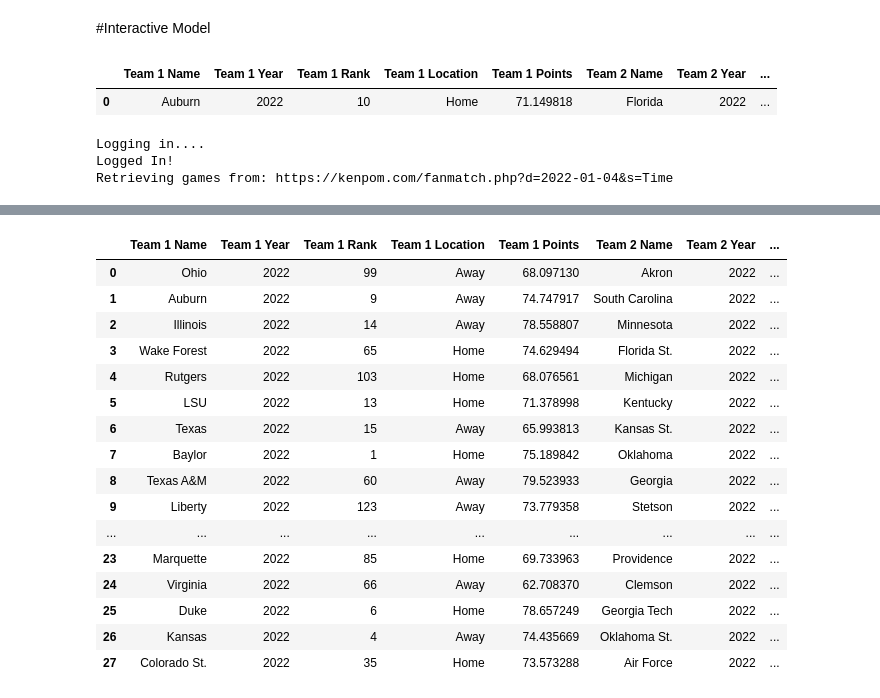
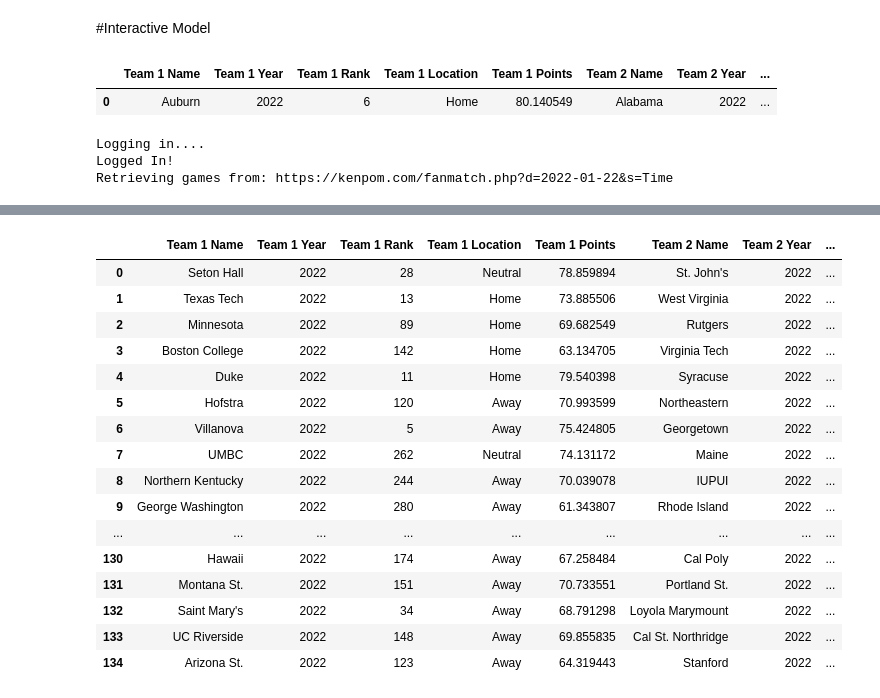
Before and after one commit to DerrianHarris/Sports-Bot, a Jupyter notebook: Sports_Bot.ipynb, the cells around one changed output, grey strips where cells are left out. Cells and saved outputs as stored; diff of their text form; code cells hidden in the pictures.

```diff
--- a/Sports_Bot.ipynb
+++ b/Sports_Bot.ipynb
@@ -479,7 +479,7 @@ def setPandasDisplayLimit(limit):
 # %%
 from numpy.lib.shape_base import column_stack
 #@title Data Gathering Parameters
-YEARS =  [2022,2021,2020,2019,2018,2017,2016,2015,2014]#@param {type: 'raw'}
+YEARS =  [2022]#@param {type: 'raw'}
 prev_games_to_avg = 5 #@param {type: 'integer'}
 SCRAPE_DATA = False #@param {type: 'boolean'}
 
@@ -826,7 +818,7 @@ _ = plt.ylabel('Count')
 # %%
 #@title Prediction Winner Accuracy
 import random
-num_predict =  5000#@param {type: "integer"}
+num_predict =  500#@param {type: "integer"}
 num_trials = 10 #@param {type: "integer"}
 
 num_correct = 0
@@ -891,13 +883,13 @@ Model Winner Accuracy: 71.92%
 #@markdown Team 1
 team_1_name = 'Auburn' #@param {type:"string"}
 team_1_year = 2022 #@param {type:"integer"}
-team_1_rank =  10#@param {type:"integer"}
+team_1_rank =  6#@param {type:"integer"}
 team_1_location = 'Home' #@param ["Home", "Away", "Neutral","Semi-Home","Semi-Away"]
 
 #@markdown Team 2
-team_2_name = 'Florida' #@param {type:"string"}
+team_2_name = 'Alabama' #@param {type:"string"}
 team_2_year = 2022 #@param {type:"integer"}
-team_2_rank =  35#@param {type:"integer"}
+team_2_rank =  4#@param {type:"integer"}
 team_2_location = 'Away' #@param ["Home", "Away", "Neutral","Semi-Home","Semi-Away"]
 
 def predictGame(teams):
@@ -958,7 +950,9 @@ def predictGame(teams):
 
 def predictGames(games):
   predictions = []
-  for teams in games:
+  for game in games:
+    teams = game['teams']
+
     team_1_name = teams[0]['name']
     team_1_year = teams[0]['year']
     team_1_rank = teams[0]['rank']
@@ -968,19 +962,30 @@ def predictGames(games):
     team_2_year = teams[1]['year']
     team_2_rank = teams[1]['rank']
     team_2_location = teams[1]['location']
-
-    predictions.append(predictGame(teams))
+    try:
+      predicted_data = predictGame(teams)
+      if 'kp' in game:
+        prediction_kp = game['kp']
+        predicted_data["Kenpom Winner"] = prediction_kp["winner"]
+        predicted_data["Kenpom Team 1 Score"] = prediction_kp["score"][0]
+        predicted_data["Kenpom Team 2 Score"] = prediction_kp["score"][1]
+        predicted_data["Kenpom Spread"] = prediction_kp["spread"]
+        predicted_data["Spread Bet"] = "Over" if prediction_kp["spread"] > predicted_data["Spread"] else "Under"
+      predictions.append(predicted_data)
+    except Exception  as e:
+      print(f"Cannot predict game for {team_1_name} vs {team_2_name} ERROR: {str(e)}")
+      continue
   return pd.DataFrame(predictions)
 
 
-df = predictGames([[{'name':team_1_name,'year':team_1_year,'rank':team_1_rank,'location':team_1_location},{'name':team_2_name,'year':team_2_year,'rank':team_2_rank,'location':team_2_location}]])
+df = predictGames([{'teams':[{'name':team_1_name,'year':team_1_year,'rank':team_1_rank,'location':team_1_location},{'name':team_2_name,'year':team_2_year,'rank':team_2_rank,'location':team_2_location}]}])
 display(df)
 # %% [output]
 |  | Team 1 Name | Team 1 Year | Team 1 Rank | Team 1 Location | Team 1 Points | Team 2 Name | Team 2 Year | ... |
-| 0 | Auburn | 2022 | 10 | Home | 71.149818 | Florida | 2022 | ... |
+| 0 | Auburn | 2022 | 6 | Home | 80.140549 | Alabama | 2022 | ... |
 # %%
 #@title Predict Games on day
-date = '2022-01-04' #@param {type: "string"}
+date = '2022-01-22' #@param {type: "string"}
 games_url = f'{URL}/fanmatch.php?d={date}&s=Time'
 driver = init()
 login(driver)
@@ -992,6 +997,12 @@ rows = [row for row in soup.find('tbody').find_all('tr') if len(row.contents) >=
 for row in tqdm(rows):
   team_names = row.find_all(href=re.compile('team.php'))
   ranks = row.find_all('span',{'class' : ['seed','seed-gray']})
+  ranks = row.find_all('span',{'class' : ['seed','seed-gray']})
+
+  kp_predicted = row.find_all('td')[1].text
+  ken_pom_prediction_winner =  re.search(r"\D+",kp_predicted)[0]
+  ken_pom_prediction_score =  [int(score) for score in re.findall(r"\d+",kp_predicted)[0:2]]
+  ken_pom_prediction_spread = ken_pom_prediction_score[0] - ken_pom_prediction_score[1] if ken_pom_prediction_score[1] > ken_pom_prediction_score[0] else ken_pom_prediction_score[1] - ken_pom_prediction_score[0]
   location = row.find_all('td',style='text-align:left;')
   if not location:
     location = row.find_all('td',class_='bold-bottom-left')
@@ -1025,11 +1036,11 @@ for row in tqdm(rows):
         print(f"Cannot determine location for {teams[0]['name']} vs {teams[1]['name']} ERROR: {str(e)}")
         pass
 
-    games.append(teams)
+    games.append({'teams':teams,'kp': {'winner':ken_pom_prediction_winner,'score': ken_pom_prediction_score, "spread": ken_pom_prediction_spread}})
 setPandasDisplayLimit(None)
 display(predictGames(games))
 setPandasDisplayLimit(10)
 # %% [output]
 Logging in....
 Logged In!
-Retrieving games from: https://kenpom.com/fanmatch.php?d=2022-01-04&s=Time
+Retrieving games from: https://kenpom.com/fanmatch.php?d=2022-01-22&s=Time
@@ -1036,17 +1064,17 @@ Retrieving games from: https://kenpom.com/fanmatch.php?d=2022-01-04&s=Time
 |  | Team 1 Name | Team 1 Year | Team 1 Rank | Team 1 Location | Team 1 Points | Team 2 Name | Team 2 Year | ... |
-| 0 | Ohio | 2022 | 99 | Away | 68.097130 | Akron | 2022 | ... |
-| 1 | Auburn | 2022 | 9 | Away | 74.747917 | South Carolina | 2022 | ... |
-| 2 | Illinois | 2022 | 14 | Away | 78.558807 | Minnesota | 2022 | ... |
-| 3 | Wake Forest | 2022 | 65 | Home | 74.629494 | Florida St. | 2022 | ... |
-| 4 | Rutgers | 2022 | 103 | Home | 68.076561 | Michigan | 2022 | ... |
-| 5 | LSU | 2022 | 13 | Home | 71.378998 | Kentucky | 2022 | ... |
-| 6 | Texas | 2022 | 15 | Away | 65.993813 | Kansas St. | 2022 | ... |
-| 7 | Baylor | 2022 | 1 | Home | 75.189842 | Oklahoma | 2022 | ... |
-| 8 | Texas A&M | 2022 | 60 | Away | 79.523933 | Georgia | 2022 | ... |
-| 9 | Liberty | 2022 | 123 | Away | 73.779358 | Stetson | 2022 | ... |
+| 0 | Seton Hall | 2022 | 28 | Neutral | 78.859894 | St. John's | 2022 | ... |
+| 1 | Texas Tech | 2022 | 13 | Home | 73.885506 | West Virginia | 2022 | ... |
+| 2 | Minnesota | 2022 | 89 | Home | 69.682549 | Rutgers | 2022 | ... |
+| 3 | Boston College | 2022 | 142 | Home | 63.134705 | Virginia Tech | 2022 | ... |
+| 4 | Duke | 2022 | 11 | Home | 79.540398 | Syracuse | 2022 | ... |
+| 5 | Hofstra | 2022 | 120 | Away | 70.993599 | Northeastern | 2022 | ... |
+| 6 | Villanova | 2022 | 5 | Away | 75.424805 | Georgetown | 2022 | ... |
+| 7 | UMBC | 2022 | 262 | Neutral | 74.131172 | Maine | 2022 | ... |
+| 8 | Northern Kentucky | 2022 | 244 | Away | 70.039078 | IUPUI | 2022 | ... |
+| 9 | George Washington | 2022 | 280 | Away | 61.343807 | Rhode Island | 2022 | ... |
 | ... | ... | ... | ... | ... | ... | ... | ... | ... |
-| 23 | Marquette | 2022 | 85 | Home | 69.733963 | Providence | 2022 | ... |
-| 24 | Virginia | 2022 | 66 | Away | 62.708370 | Clemson | 2022 | ... |
-| 25 | Duke | 2022 | 6 | Home | 78.657249 | Georgia Tech | 2022 | ... |
-| 26 | Kansas | 2022 | 4 | Away | 74.435669 | Oklahoma St. | 2022 | ... |
-| 27 | Colorado St. | 2022 | 35 | Home | 73.573288 | Air Force | 2022 | ... |
+| 130 | Hawaii | 2022 | 174 | Away | 67.258484 | Cal Poly | 2022 | ... |
+| 131 | Montana St. | 2022 | 151 | Away | 70.733551 | Portland St. | 2022 | ... |
+| 132 | Saint Mary's | 2022 | 34 | Away | 68.791298 | Loyola Marymount | 2022 | ... |
+| 133 | UC Riverside | 2022 | 148 | Away | 69.855835 | Cal St. Northridge | 2022 | ... |
+| 134 | Arizona St. | 2022 | 123 | Away | 64.319443 | Stanford | 2022 | ... |
```
Also changed, not shown: parts of 13 cells of this notebook.
